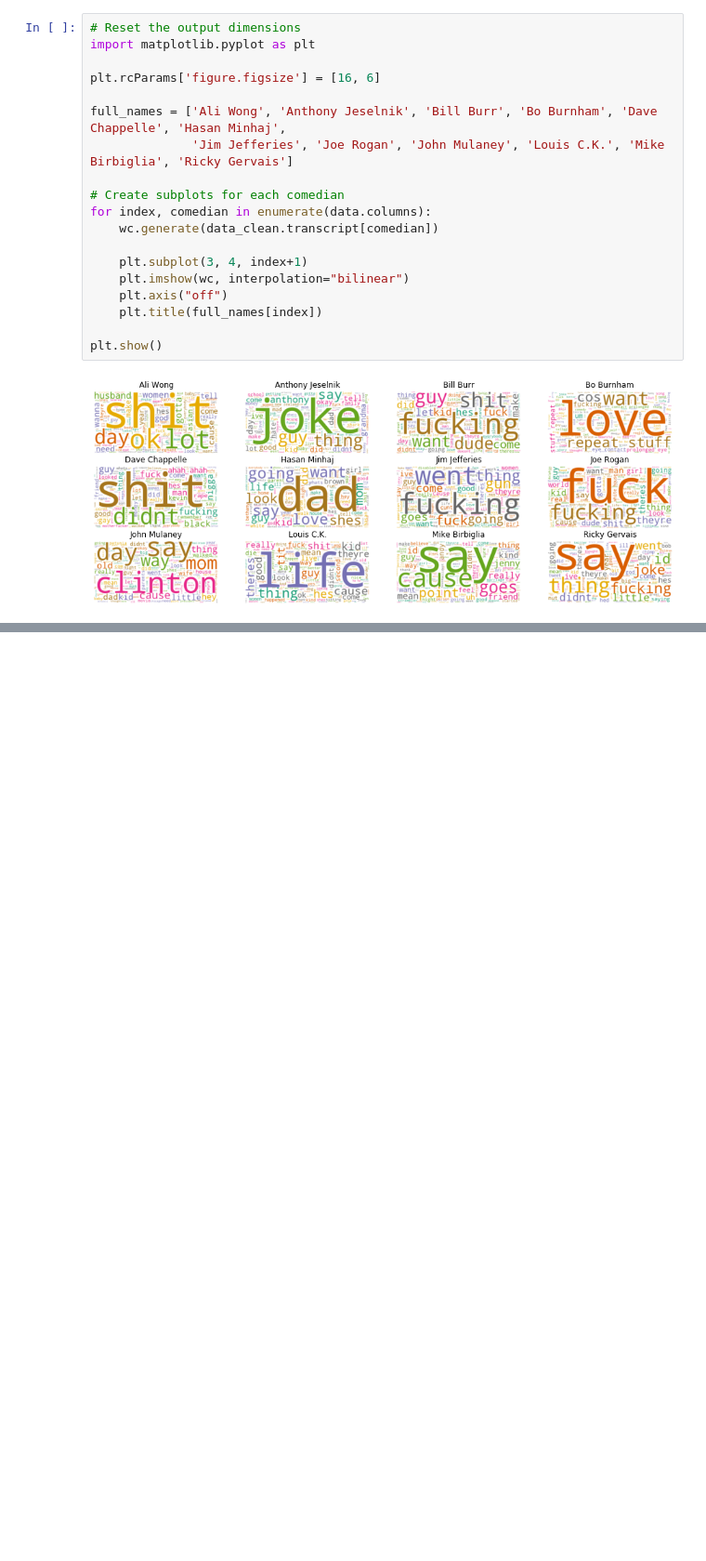
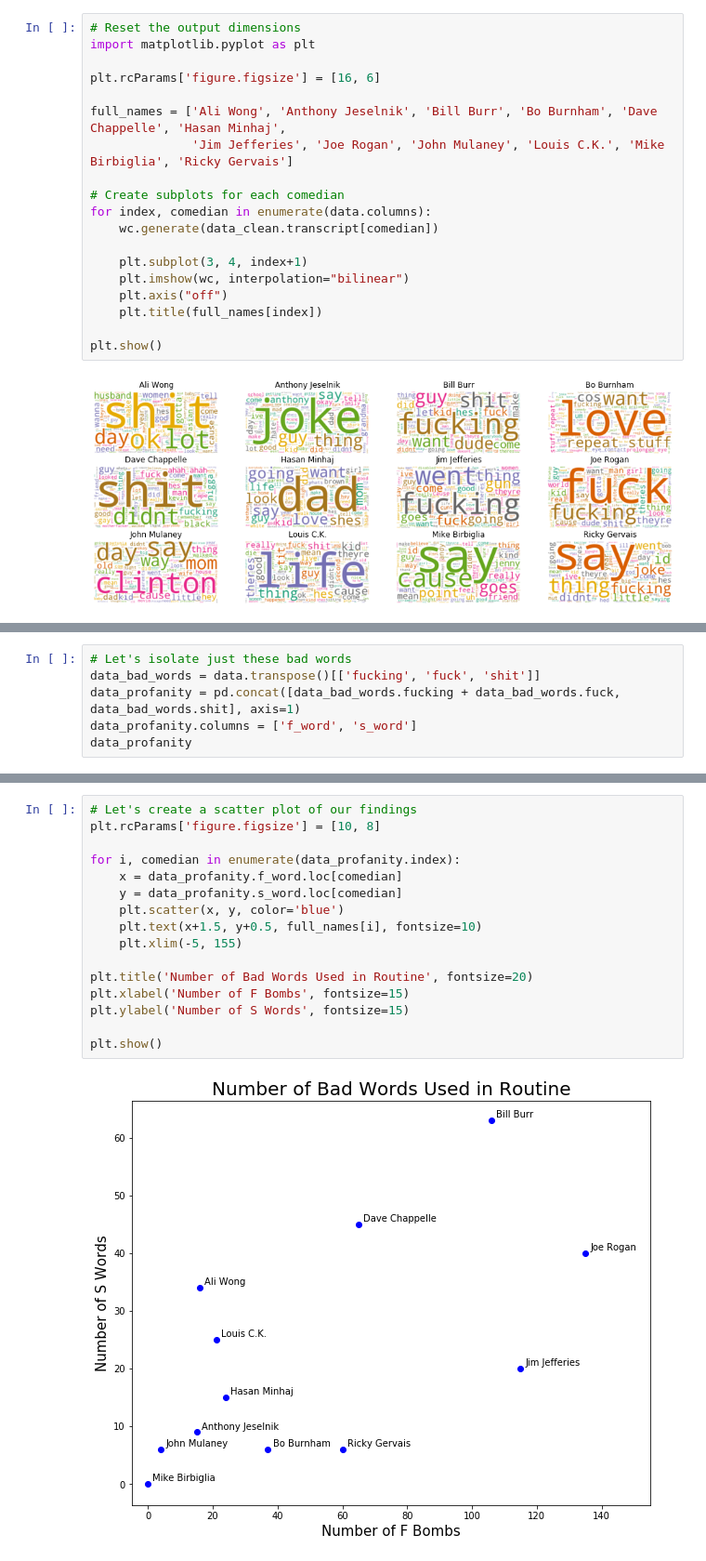
Before and after one commit to Hassan-AlHajri/NLP, a Jupyter notebook: NLP/NLP.ipynb, the cells around one changed output, grey strips where cells are left out. Shown: that part at 93% size. Drawn from its saved outputs; the diff is of its cells as text; blank space fills up the shorter version.

```diff
--- a/NLP/NLP.ipynb
+++ b/NLP/NLP.ipynb
@@ -380,0 +494,6 @@ plt.show()
+# %%
+# Let's isolate just these bad words
+data_bad_words = data.transpose()[['fucking', 'fuck', 'shit']]
+data_profanity = pd.concat([data_bad_words.fucking + data_bad_words.fuck, data_bad_words.shit], axis=1)
+data_profanity.columns = ['f_word', 's_word']
+data_profanity
@@ -380,0 +514,18 @@ plt.show()
+# %%
+# Let's create a scatter plot of our findings
+plt.rcParams['figure.figsize'] = [10, 8]
+
+for i, comedian in enumerate(data_profanity.index):
+    x = data_profanity.f_word.loc[comedian]
+    y = data_profanity.s_word.loc[comedian]
+    plt.scatter(x, y, color='blue')
+    plt.text(x+1.5, y+0.5, full_names[i], fontsize=10)
+    plt.xlim(-5, 155)
+
+plt.title('Number of Bad Words Used in Routine', fontsize=20)
+plt.xlabel('Number of F Bombs', fontsize=15)
+plt.ylabel('Number of S Words', fontsize=15)
+
+plt.show()
+# %% [output]
+[figure, added]
```
Also changed, not shown: parts of 5 cells of this notebook.
